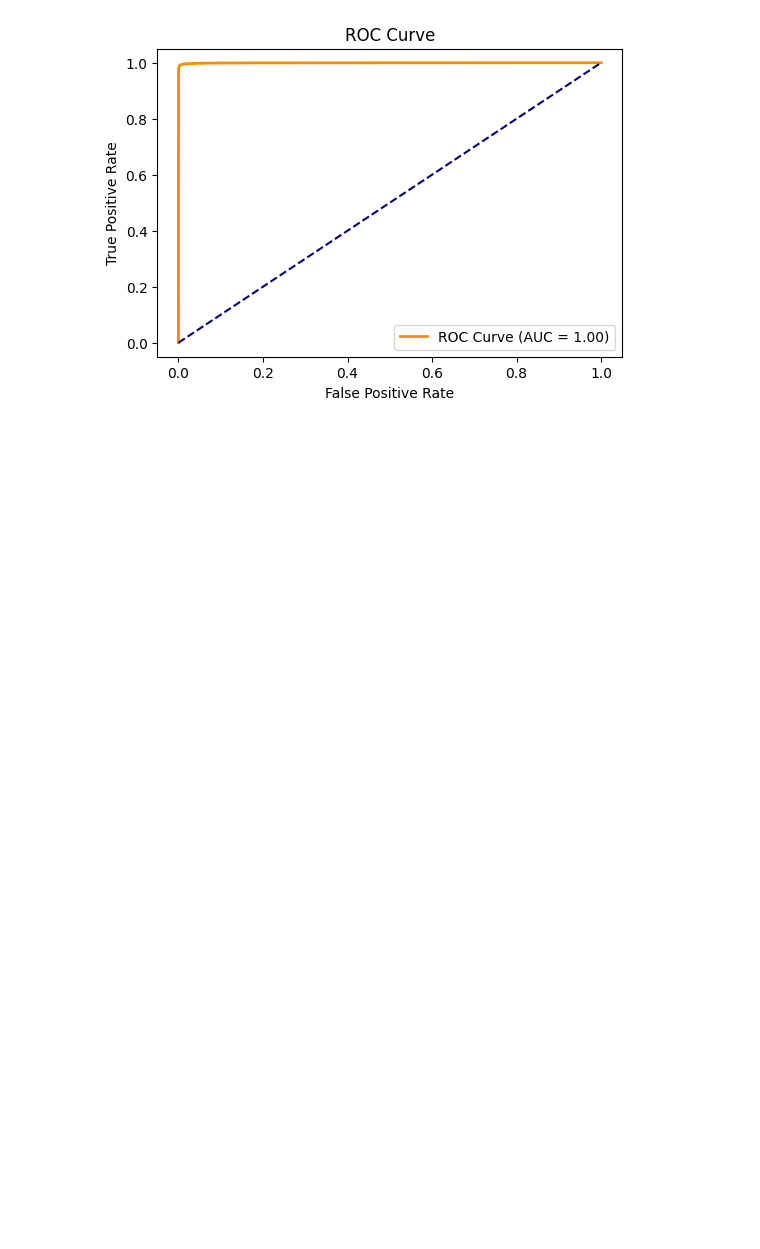
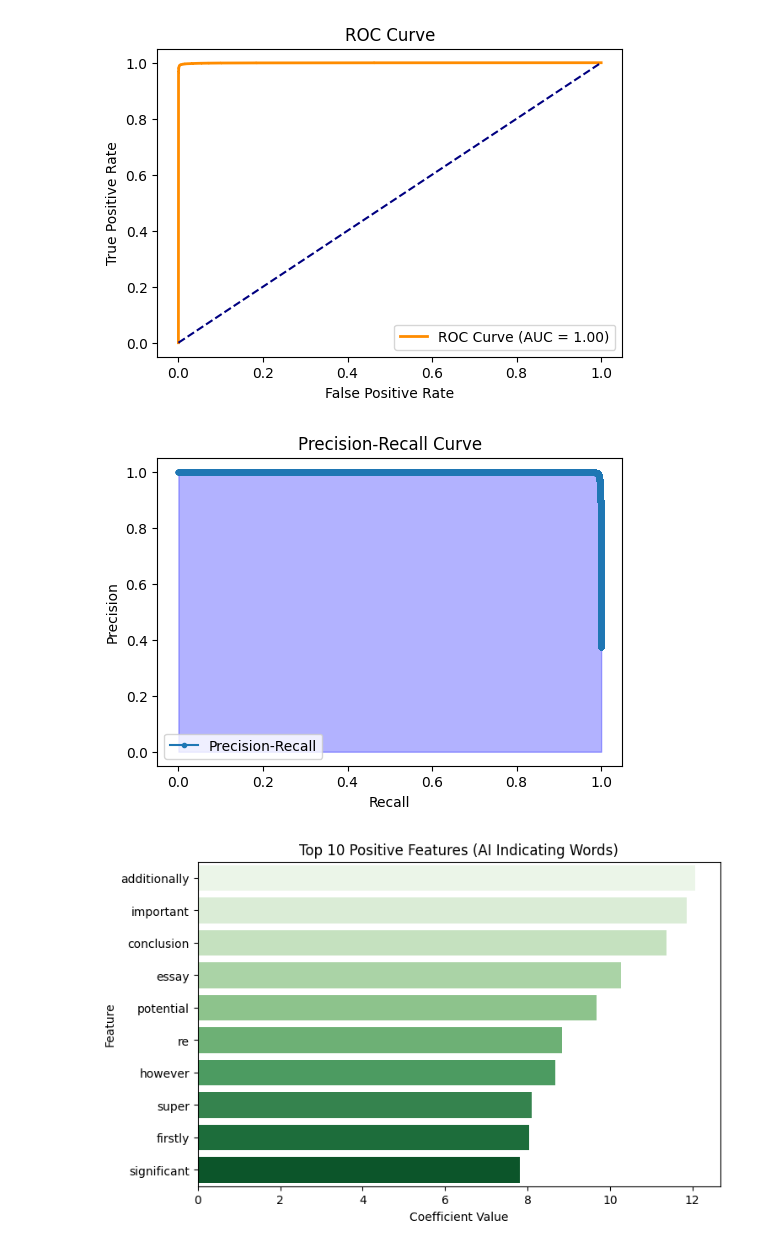
Before and after one commit to pallasite99/AI-comment-classifier, a Jupyter notebook: src/base.ipynb, the cells around one changed output. Cells and saved outputs as stored; diff of their text form; code cells hidden in the pictures; blank space fills up the shorter version.

```diff
--- a/src/base.ipynb
+++ b/src/base.ipynb
@@ -3,20 +3,15 @@
 # %%
+import numpy as np
 import pandas as pd
-import matplotlib.pyplot as plt
-import seaborn as sns
-import numpy as np
-import re
 from sklearn.feature_extraction.text import TfidfVectorizer
-from sklearn.model_selection import train_test_split
 from sklearn.linear_model import LogisticRegression
+from sklearn.model_selection import KFold
 from sklearn.metrics import (
     accuracy_score,
-    classification_report,
-    confusion_matrix,
-    ConfusionMatrixDisplay,
-    roc_curve,
-    auc,
-    precision_recall_curve,
+    precision_score,
+    recall_score,
+    roc_auc_score,
+    classification_report
 )
 
 # Load the dataset
@@ -228,30 +223,32 @@ Name: count, dtype: int64
 TF-IDF Features (Unigrams and Bigrams):
     able     about  accidents  according    action  activities  activity  \
 0   0.0  0.000000        0.0   0.000000  0.000000         0.0  0.000000
 1   0.0  0.057603        0.0   0.000000  0.000000         0.0  0.000000
 2   0.0  0.015019        0.0   0.095195  0.033244         0.0  0.000000
 3   0.0  0.041003        0.0   0.043315  0.000000         0.0  0.044676
 4   0.0  0.000000        0.0   0.000000  0.000000         0.0  0.000000
 
    actually  additionally  advantages  ...  years       you  you are  you can  \
 0   0.00000      0.000000    0.000000  ...    0.0  0.035298      0.0      0.0
 1   0.00000      0.000000    0.000000  ...    0.0  0.027184      0.0      0.0
 2   0.00000      0.029097    0.059461  ...    0.0  0.042525      0.0      0.0
 ... (7 lines left out)
 3  0.037645         0.0       0.0    0.0  0.222743  0.085121
 4  0.000000         0.0       0.0    0.0  0.096953  0.000000
 
 [5 rows x 500 columns]
 [figure]
 Logistic Regression Accuracy: 0.9943148583332478
 Classification Report:
               precision    recall  f1-score   support
 
          0.0       0.99      1.00      1.00     61112
          1.0       1.00      0.99      0.99     36335
 
     accuracy                           0.99     97447
    macro avg       0.99      0.99      0.99     97447
 weighted avg       0.99      0.99      0.99     97447
 [figure]
 [figure]
+[figure, added]
+[figure, added]
```
Also changed, not shown: parts of 3 cells of this notebook.
